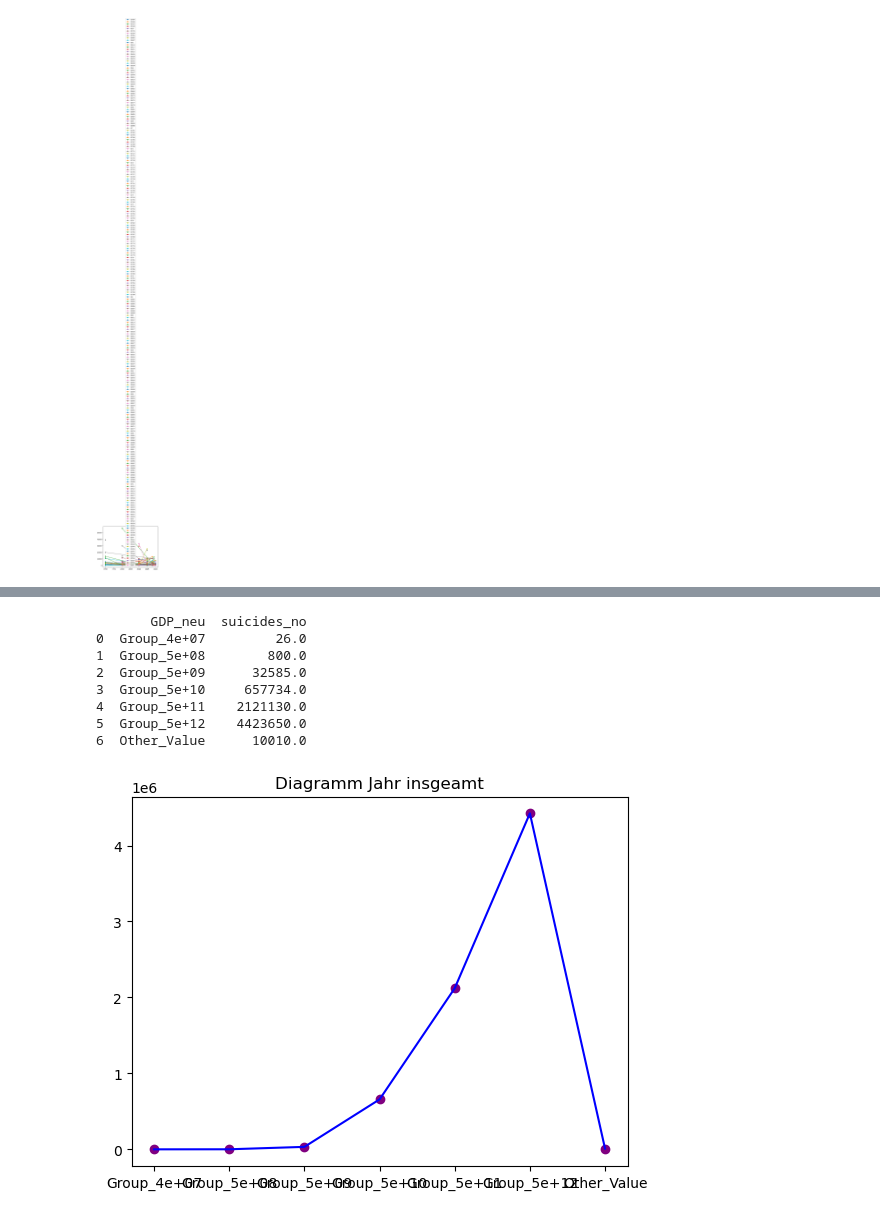
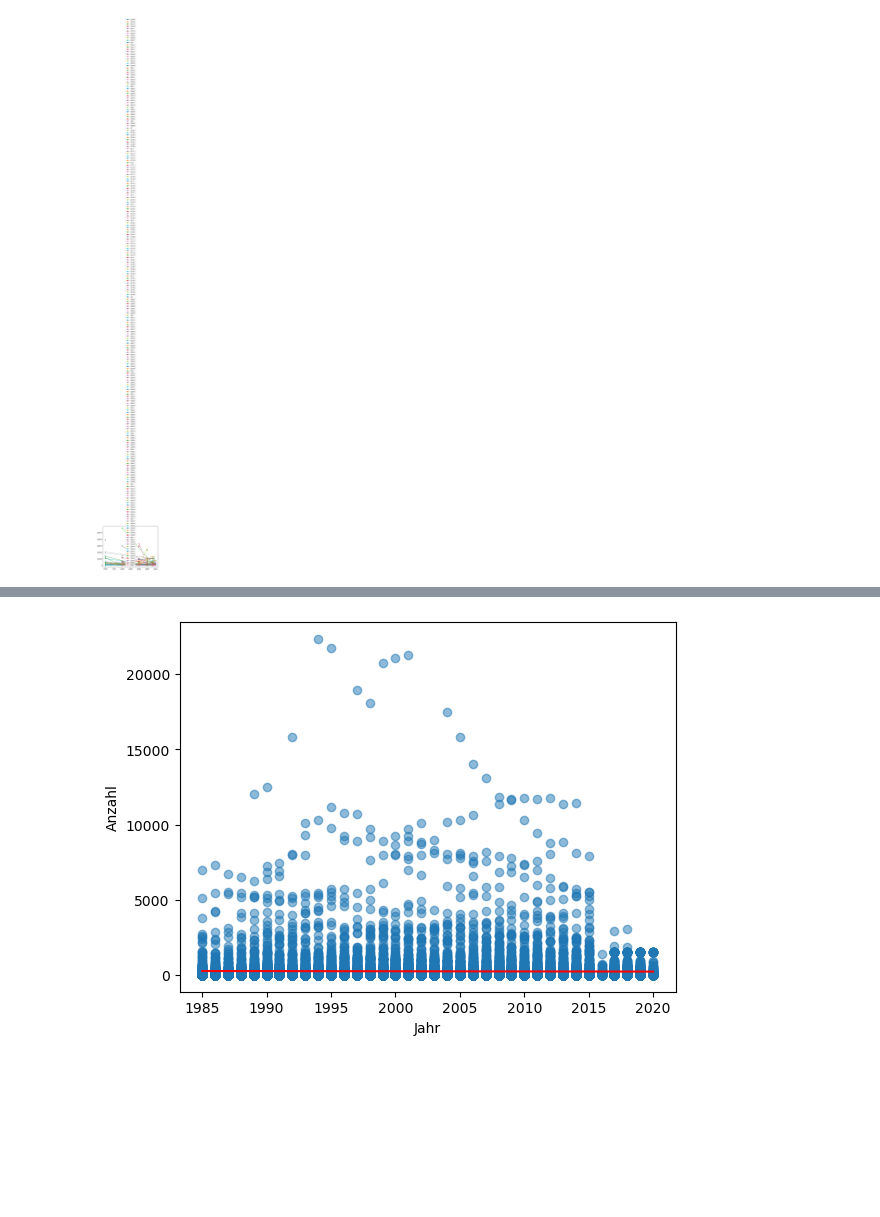
Before and after one commit to DataScience-DHBWKA/abc, a Jupyter notebook: data.ipynb, the cells around one changed output, grey strips where cells are left out. Drawn from its saved outputs; the diff is of its cells as text; code cells hidden in the pictures; blank space fills up the shorter version.

```diff
--- a/data.ipynb
+++ b/data.ipynb
@@ -897,13 +560,0 @@ plt.show()
-# %%
-def custom_grouping (value):
-    if str(value).startswith('0.9'):
-        return 'Group_0.9'
-    else:
-        return 'Other_Group'
-dataclean['Group'] = dataclean['gdp_for_year ($)'].apply(custom_grouping)
-
-# Gruppierung nach der erstellten 'Group'-Spalte
-grouped_dataclean = dataclean.groupby('Group')['gdp_for_year ($)'].mean()
-
-# Ausgabe der gruppierten Daten
-print(grouped_dataclean)
@@ -1051,18 +561,18 @@ plt.show
-# %%
-gdp_no = dataclean.groupby('GDP_neu')['suicides_no'].sum().reset_index()
-print(gdp_no.head(10))
-plt.plot(gdp_no['GDP_neu'], gdp_no['suicides_no'], color = 'blue')
-plt.scatter(gdp_no['GDP_neu'], gdp_no['suicides_no'],color = 'purple')
-plt.title('Diagramm Jahr insgeamt')
-plt.show()
-#GDP insgesamt
-# %% [output]
-       GDP_neu  suicides_no
-0  Group_4e+07         26.0
-1  Group_5e+08        800.0
-2  Group_5e+09      32585.0
-3  Group_5e+10     657734.0
-4  Group_5e+11    2121130.0
-5  Group_5e+12    4423650.0
-6  Other_Value      10010.0
-[figure, removed]
+# %%
+#Linerare Regression Jahr
+regressor = LinearRegression()
+x_reg =  dataclean['year']
+y_reg = dataclean['suicides_no']
+x_reg_train,x_reg_test,y_reg_train,y_reg_test=train_test_split(x_reg,y_reg,test_size=0.3, random_state= 1)
+regressor.fit(np.array(x_reg_train).reshape(-1, 1), np.array(y_reg_train).reshape(-1, 1))
+x_input = np.linspace(min(x_reg_train), max(x_reg_train), 500)
+y_input = regressor.coef_ * x_input + regressor.intercept_
+y_input = y_input.reshape(-1, 1)
+
+plt.scatter(x = x_reg_train, y = y_reg_train, alpha = 0.5)
+plt.plot(x_input, y_input, c = 'r')
+plt.xlabel('Jahr')
+plt.ylabel('Anzahl')
+plt.show()
+# %% [output]
+[figure, added]
```
Also changed, not shown: parts of 66 cells of this notebook.
